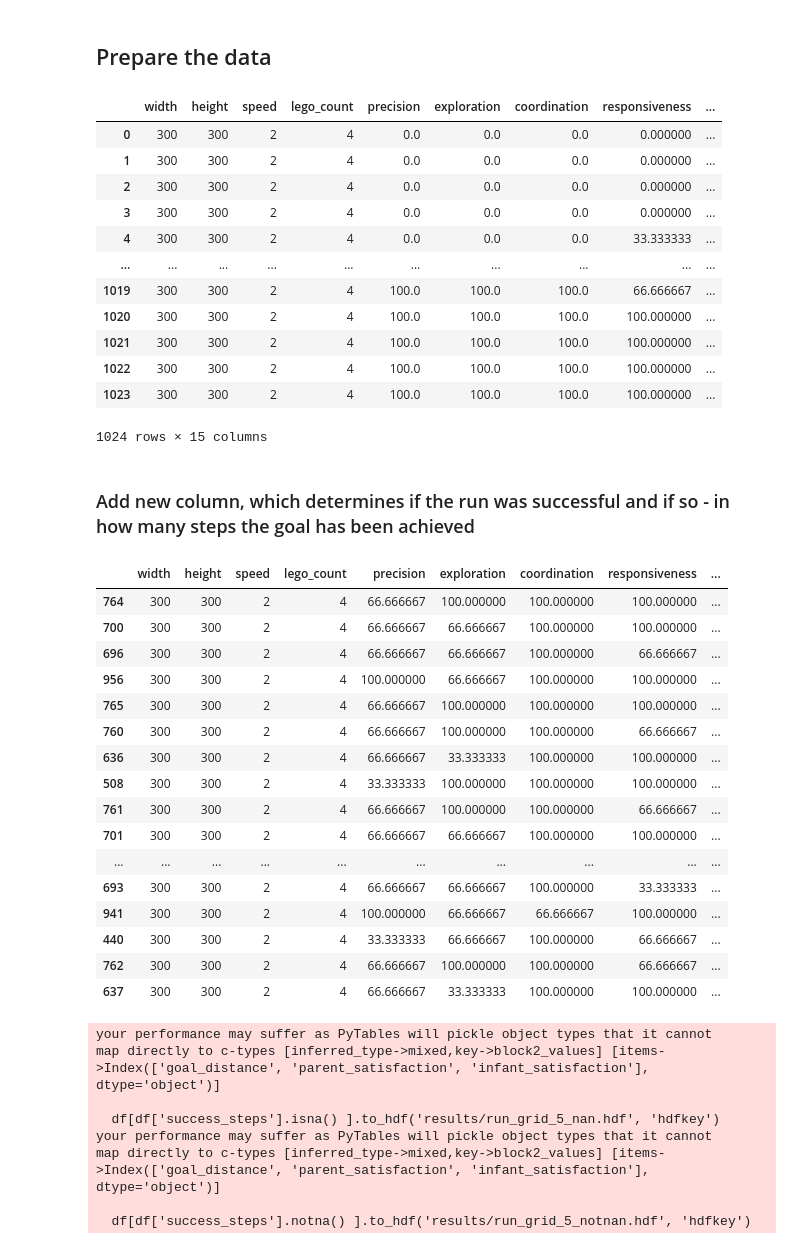
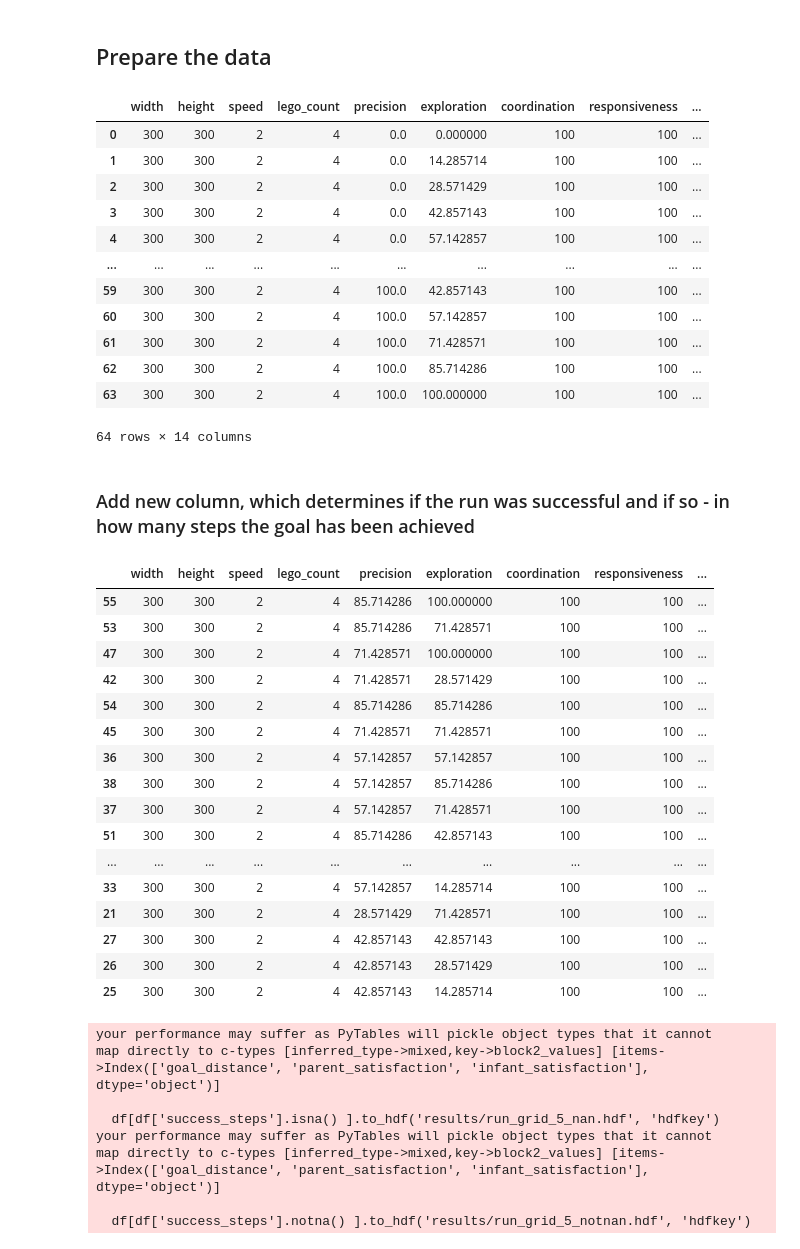
Before and after one commit to roznawsk/infant-abm, a Jupyter notebook: open_results.ipynb, the cells around one changed output. Cells and saved outputs as stored; diff of their text form; code cells hidden in the pictures.

```diff
--- a/open_results.ipynb
+++ b/open_results.ipynb
@@ -9,28 +9,29 @@ import matplotlib.pyplot as plt
 # %% [markdown]
 ## Prepare the data
 # %%
-df_nan = pd.read_hdf('results/run_grid_5_nan.hdf')
-df_notnan = pd.read_hdf('results/run_grid_5_notnan.hdf')
+# df_nan = pd.read_hdf('results/run_grid_5_nan.hdf')
+# df_notnan = pd.read_hdf('results/run_grid_5_notnan.hdf')
+# df = pd.concat([df_nan, df_notnan])
 
 # df = pd.read_hdf('results/run_new_parallel.hdf')
-# df
+df = pd.read_hdf('results/run_prec_exp.hdf')
 
-df = pd.concat([df_nan, df_notnan])
+
 df
 # %% [output]
 |  | width | height | speed | lego_count | precision | exploration | coordination | responsiveness | ... |
-| 0 | 300 | 300 | 2 | 4 | 0.0 | 0.0 | 0.0 | 0.000000 | ... |
-| 1 | 300 | 300 | 2 | 4 | 0.0 | 0.0 | 0.0 | 0.000000 | ... |
-| 2 | 300 | 300 | 2 | 4 | 0.0 | 0.0 | 0.0 | 0.000000 | ... |
-| 3 | 300 | 300 | 2 | 4 | 0.0 | 0.0 | 0.0 | 0.000000 | ... |
-| 4 | 300 | 300 | 2 | 4 | 0.0 | 0.0 | 0.0 | 33.333333 | ... |
+| 0 | 300 | 300 | 2 | 4 | 0.0 | 0.000000 | 100 | 100 | ... |
+| 1 | 300 | 300 | 2 | 4 | 0.0 | 14.285714 | 100 | 100 | ... |
+| 2 | 300 | 300 | 2 | 4 | 0.0 | 28.571429 | 100 | 100 | ... |
+| 3 | 300 | 300 | 2 | 4 | 0.0 | 42.857143 | 100 | 100 | ... |
+| 4 | 300 | 300 | 2 | 4 | 0.0 | 57.142857 | 100 | 100 | ... |
 | ... | ... | ... | ... | ... | ... | ... | ... | ... | ... |
-| 1019 | 300 | 300 | 2 | 4 | 100.0 | 100.0 | 100.0 | 66.666667 | ... |
-| 1020 | 300 | 300 | 2 | 4 | 100.0 | 100.0 | 100.0 | 100.000000 | ... |
-| 1021 | 300 | 300 | 2 | 4 | 100.0 | 100.0 | 100.0 | 100.000000 | ... |
-| 1022 | 300 | 300 | 2 | 4 | 100.0 | 100.0 | 100.0 | 100.000000 | ... |
-| 1023 | 300 | 300 | 2 | 4 | 100.0 | 100.0 | 100.0 | 100.000000 | ... |
+| 59 | 300 | 300 | 2 | 4 | 100.0 | 42.857143 | 100 | 100 | ... |
+| 60 | 300 | 300 | 2 | 4 | 100.0 | 57.142857 | 100 | 100 | ... |
+| 61 | 300 | 300 | 2 | 4 | 100.0 | 71.428571 | 100 | 100 | ... |
+| 62 | 300 | 300 | 2 | 4 | 100.0 | 85.714286 | 100 | 100 | ... |
+| 63 | 300 | 300 | 2 | 4 | 100.0 | 100.000000 | 100 | 100 | ... |
-1024 rows × 15 columns
+64 rows × 14 columns
 # %% [markdown]
 ### Add new column, which determines if the run was successful and if so - in how many steps the goal has been achieved
 # %%
@@ -46,22 +47,22 @@ df['success_steps'] = df.apply(lambda row: get_success_step(row['goal_distance']
 df.sort_values(by=['success_steps']).head(40)
 # %% [output]
 |  | width | height | speed | lego_count | precision | exploration | coordination | responsiveness | ... |
-| 764 | 300 | 300 | 2 | 4 | 66.666667 | 100.000000 | 100.000000 | 100.000000 | ... |
-| 700 | 300 | 300 | 2 | 4 | 66.666667 | 66.666667 | 100.000000 | 100.000000 | ... |
-| 696 | 300 | 300 | 2 | 4 | 66.666667 | 66.666667 | 100.000000 | 66.666667 | ... |
-| 956 | 300 | 300 | 2 | 4 | 100.000000 | 66.666667 | 100.000000 | 100.000000 | ... |
-| 765 | 300 | 300 | 2 | 4 | 66.666667 | 100.000000 | 100.000000 | 100.000000 | ... |
-| 760 | 300 | 300 | 2 | 4 | 66.666667 | 100.000000 | 100.000000 | 66.666667 | ... |
-| 636 | 300 | 300 | 2 | 4 | 66.666667 | 33.333333 | 100.000000 | 100.000000 | ... |
-| 508 | 300 | 300 | 2 | 4 | 33.333333 | 100.000000 | 100.000000 | 100.000000 | ... |
-| 761 | 300 | 300 | 2 | 4 | 66.666667 | 100.000000 | 100.000000 | 66.666667 | ... |
-| 701 | 300 | 300 | 2 | 4 | 66.666667 | 66.666667 | 100.000000 | 100.000000 | ... |
+| 55 | 300 | 300 | 2 | 4 | 85.714286 | 100.000000 | 100 | 100 | ... |
+| 53 | 300 | 300 | 2 | 4 | 85.714286 | 71.428571 | 100 | 100 | ... |
+| 47 | 300 | 300 | 2 | 4 | 71.428571 | 100.000000 | 100 | 100 | ... |
+| 42 | 300 | 300 | 2 | 4 | 71.428571 | 28.571429 | 100 | 100 | ... |
+| 54 | 300 | 300 | 2 | 4 | 85.714286 | 85.714286 | 100 | 100 | ... |
+| 45 | 300 | 300 | 2 | 4 | 71.428571 | 71.428571 | 100 | 100 | ... |
+| 36 | 300 | 300 | 2 | 4 | 57.142857 | 57.142857 | 100 | 100 | ... |
+| 38 | 300 | 300 | 2 | 4 | 57.142857 | 85.714286 | 100 | 100 | ... |
+| 37 | 300 | 300 | 2 | 4 | 57.142857 | 71.428571 | 100 | 100 | ... |
+| 51 | 300 | 300 | 2 | 4 | 85.714286 | 42.857143 | 100 | 100 | ... |
 | ... | ... | ... | ... | ... | ... | ... | ... | ... | ... |
-| 693 | 300 | 300 | 2 | 4 | 66.666667 | 66.666667 | 100.000000 | 33.333333 | ... |
-| 941 | 300 | 300 | 2 | 4 | 100.000000 | 66.666667 | 66.666667 | 100.000000 | ... |
-| 440 | 300 | 300 | 2 | 4 | 33.333333 | 66.666667 | 100.000000 | 66.666667 | ... |
-| 762 | 300 | 300 | 2 | 4 | 66.666667 | 100.000000 | 100.000000 | 66.666667 | ... |
-| 637 | 300 | 300 | 2 | 4 | 66.666667 | 33.333333 | 100.000000 | 100.000000 | ... |
+| 33 | 300 | 300 | 2 | 4 | 57.142857 | 14.285714 | 100 | 100 | ... |
+| 21 | 300 | 300 | 2 | 4 | 28.571429 | 71.428571 | 100 | 100 | ... |
+| 27 | 300 | 300 | 2 | 4 | 42.857143 | 42.857143 | 100 | 100 | ... |
+| 26 | 300 | 300 | 2 | 4 | 42.857143 | 28.571429 | 100 | 100 | ... |
+| 25 | 300 | 300 | 2 | 4 | 42.857143 | 14.285714 | 100 | 100 | ... |
 # %%
 # df[df['success_steps'].isna() ].to_hdf('results/run_grid_5_nan.hdf', 'hdfkey')
 # df[df['success_steps'].notna() ].to_hdf('results/run_grid_5_notnan.hdf', 'hdfkey')
```
Also changed, not shown: parts of 8 cells of this notebook, 2 other files.
